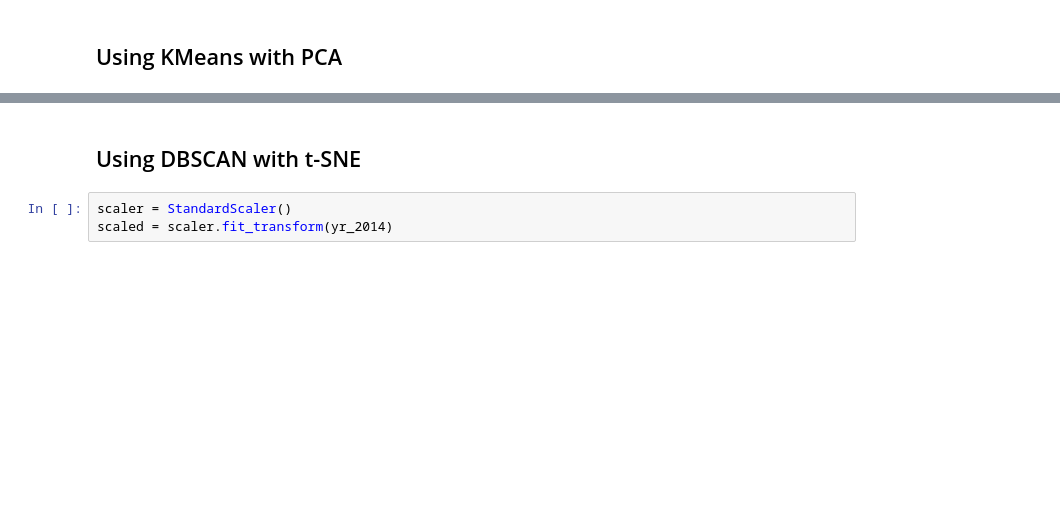
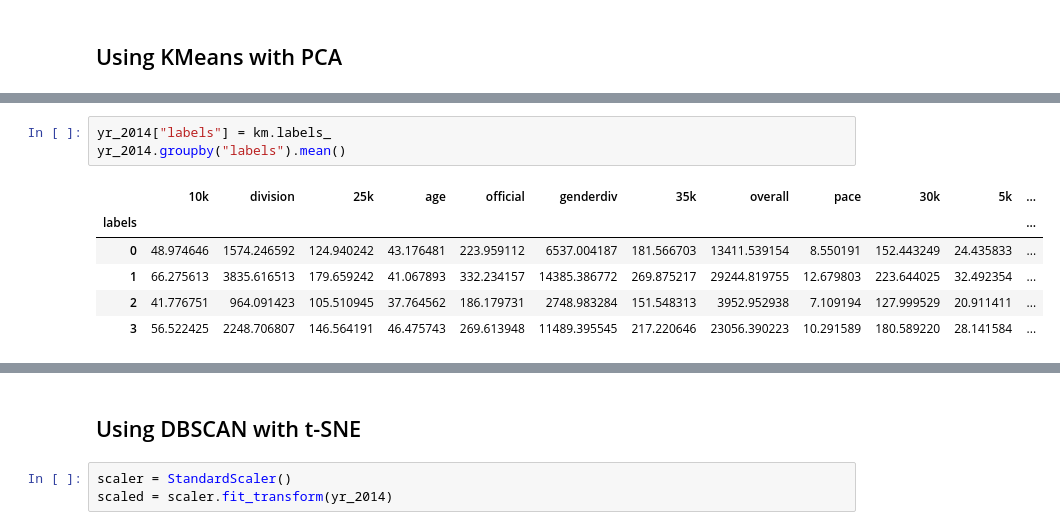
Before and after one commit to jhl126/bostonmarathon, a Jupyter notebook: results/Boston Marathon Clustering.ipynb, the cells around one changed output, grey strips where cells are left out. Saved outputs shown, nothing was run; the diff lists cells and outputs as text; blank space fills up the shorter version.

```diff
--- a/results/Boston Marathon Clustering.ipynb
+++ b/results/Boston Marathon Clustering.ipynb
@@ -263,0 +174,10 @@ for cluster in range(4, 11):
+# %%
+yr_2014["labels"] = km.labels_
+yr_2014.groupby("labels").mean()
+# %% [output]
+|  | 10k | division | 25k | age | official | genderdiv | 35k | overall | pace | 30k | 5k | ... |
+| labels |  |  |  |  |  |  |  |  |  |  |  | ... |
+| 0 | 48.974646 | 1574.246592 | 124.940242 | 43.176481 | 223.959112 | 6537.004187 | 181.566703 | 13411.539154 | 8.550191 | 152.443249 | 24.435833 | ... |
+| 1 | 66.275613 | 3835.616513 | 179.659242 | 41.067893 | 332.234157 | 14385.386772 | 269.875217 | 29244.819755 | 12.679803 | 223.644025 | 32.492354 | ... |
+| 2 | 41.776751 | 964.091423 | 105.510945 | 37.764562 | 186.179731 | 2748.983284 | 151.548313 | 3952.952938 | 7.109194 | 127.999529 | 20.911411 | ... |
+| 3 | 56.522425 | 2248.706807 | 146.564191 | 46.475743 | 269.613948 | 11489.395545 | 217.220646 | 23056.390223 | 10.291589 | 180.589220 | 28.141584 | ... |
```
Also changed, not shown: parts of 12 cells of this notebook.
